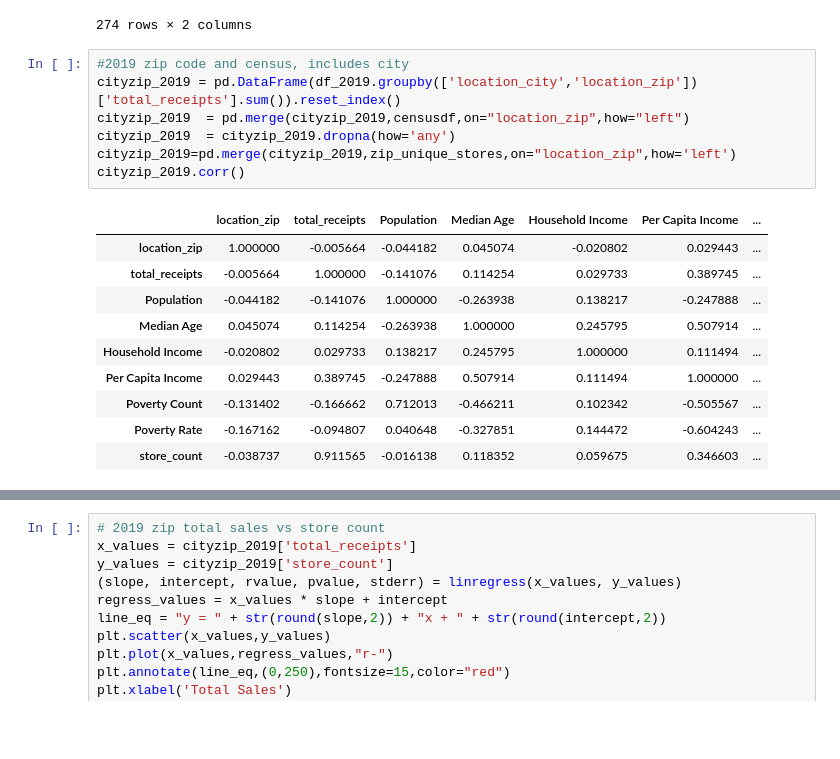
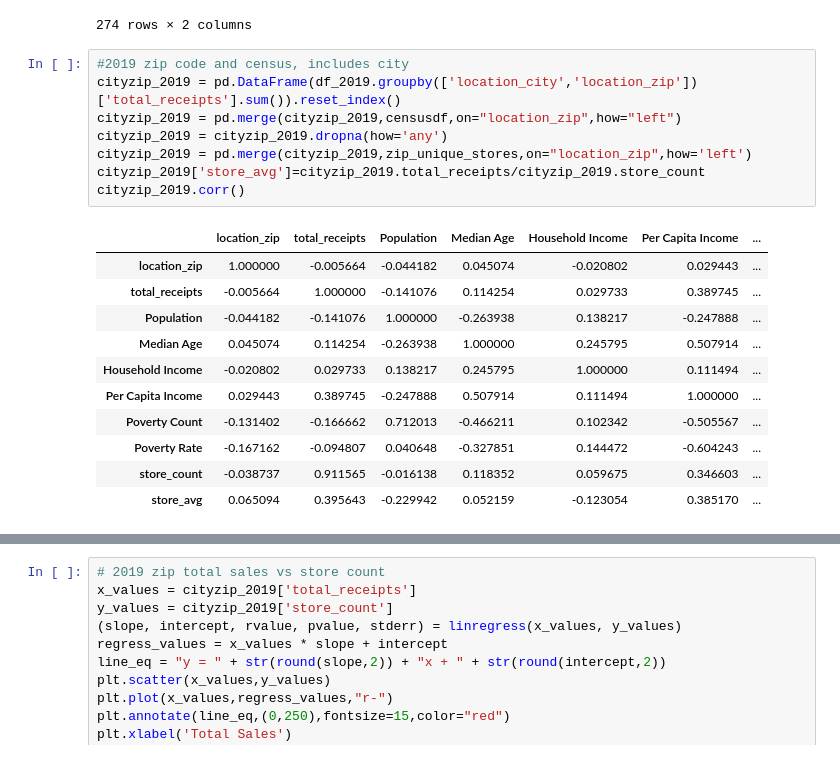
Before and after one commit to KelliDSmith/SMU_Project1_Group1, a Jupyter notebook: regression_kelli.ipynb, the cells around one changed output, grey strips where cells are left out. Drawn from its saved outputs; the diff is of its cells as text; blank space fills up the shorter version.

```diff
--- a/regression_kelli.ipynb
+++ b/regression_kelli.ipynb
@@ -230,18 +230,20 @@ zip_unique_stores
 # %%
 #2019 zip code and census, includes city
 cityzip_2019 = pd.DataFrame(df_2019.groupby(['location_city','location_zip'])['total_receipts'].sum()).reset_index()
-cityzip_2019  = pd.merge(cityzip_2019,censusdf,on="location_zip",how="left")
-cityzip_2019  = cityzip_2019.dropna(how='any')
-cityzip_2019=pd.merge(cityzip_2019,zip_unique_stores,on="location_zip",how='left')
+cityzip_2019 = pd.merge(cityzip_2019,censusdf,on="location_zip",how="left")
+cityzip_2019 = cityzip_2019.dropna(how='any')
+cityzip_2019 = pd.merge(cityzip_2019,zip_unique_stores,on="location_zip",how='left')
+cityzip_2019['store_avg']=cityzip_2019.total_receipts/cityzip_2019.store_count
 cityzip_2019.corr()
 # %% [output]
 |  | location_zip | total_receipts | Population | Median Age | Household Income | Per Capita Income | ... |
 | location_zip | 1.000000 | -0.005664 | -0.044182 | 0.045074 | -0.020802 | 0.029443 | ... |
 | total_receipts | -0.005664 | 1.000000 | -0.141076 | 0.114254 | 0.029733 | 0.389745 | ... |
 | Population | -0.044182 | -0.141076 | 1.000000 | -0.263938 | 0.138217 | -0.247888 | ... |
 | Median Age | 0.045074 | 0.114254 | -0.263938 | 1.000000 | 0.245795 | 0.507914 | ... |
 | Household Income | -0.020802 | 0.029733 | 0.138217 | 0.245795 | 1.000000 | 0.111494 | ... |
 | Per Capita Income | 0.029443 | 0.389745 | -0.247888 | 0.507914 | 0.111494 | 1.000000 | ... |
 | Poverty Count | -0.131402 | -0.166662 | 0.712013 | -0.466211 | 0.102342 | -0.505567 | ... |
 | Poverty Rate | -0.167162 | -0.094807 | 0.040648 | -0.327851 | 0.144472 | -0.604243 | ... |
 | store_count | -0.038737 | 0.911565 | -0.016138 | 0.118352 | 0.059675 | 0.346603 | ... |
+| store_avg | 0.065094 | 0.395643 | -0.229942 | 0.052159 | -0.123054 | 0.385170 | ... |
```
Also changed, not shown: parts of 4 cells of this notebook.
